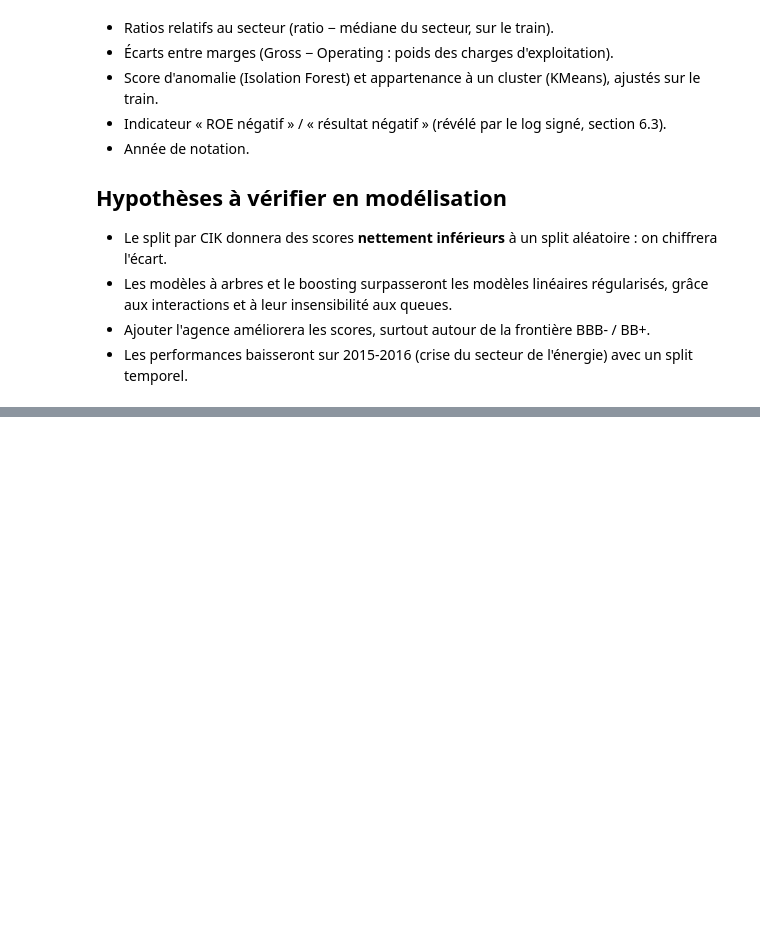
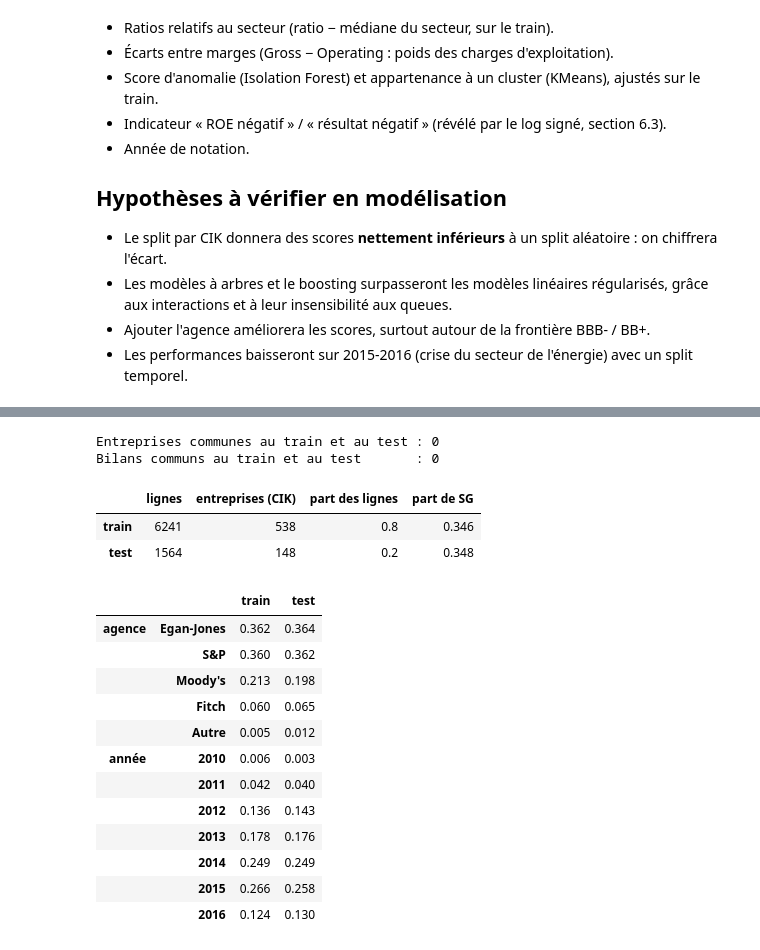
Before and after one commit to samiguessoum/hedgehogs-credit-risk-ml, a Jupyter notebook: hedgehogs_credit_risk.ipynb, the cells around one changed output, grey strips where cells are left out. Saved outputs shown, nothing was run; the diff lists cells and outputs as text; code cells hidden in the pictures; blank space fills up the shorter version.

```diff
--- a/hedgehogs_credit_risk.ipynb
+++ b/hedgehogs_credit_risk.ipynb
@@ -1354,0 +1389,11 @@ plt.tight_layout(); plt.show()
+# %%
+CAT = ["Agence", "Sector"]
+FEATURES = RATIOS + CAT
+
+X_all = df[FEATURES].copy()
+y_all = (df["Binary Rating"] == 0).astype(int).rename("SG")      # 1 = Speculative Grade (classe à détecter)
+groups_all = df["CIK"]
+
+print(f"X : {X_all.shape[0]} lignes x {X_all.shape[1]} variables ({len(RATIOS)} ratios + {len(CAT)} catégorielles)")
+print(f"Part de la classe positive (SG) : {y_all.mean():.1%}")
+print("Modalités de l'agence :", sorted(X_all["Agence"].unique()))
@@ -1354,0 +1415,47 @@ plt.tight_layout(); plt.show()
+# %%
+sgkf_test = StratifiedGroupKFold(n_splits=5, shuffle=True, random_state=SEED)
+idx_train, idx_test = next(sgkf_test.split(X_all, y_all, groups_all))
+
+X_train, X_test = X_all.iloc[idx_train], X_all.iloc[idx_test]
+y_train, y_test = y_all.iloc[idx_train], y_all.iloc[idx_test]
+g_train, g_test = groups_all.iloc[idx_train], groups_all.iloc[idx_test]
+
+# --- Vérifications
+cik_communs = set(g_train) & set(g_test)
+bilans_communs = set(df["bilan_id"].iloc[idx_train]) & set(df["bilan_id"].iloc[idx_test])
+print(f"Entreprises communes au train et au test : {len(cik_communs)}")
+print(f"Bilans communs au train et au test       : {len(bilans_communs)}")
+
+resume = pd.DataFrame({
+    "lignes": [len(idx_train), len(idx_test)],
+    "entreprises (CIK)": [g_train.nunique(), g_test.nunique()],
+    "part des lignes": [len(idx_train) / len(df), len(idx_test) / len(df)],
+    "part de SG": [y_train.mean(), y_test.mean()],
+}, index=["train", "test"])
+display(resume.round(3))
+
+# Les deux jeux ont-ils la même composition (agences, secteurs, années) ?
+comp = pd.concat({
+    "agence": pd.concat([X_train["Agence"].value_counts(normalize=True), X_test["Agence"].value_counts(normalize=True)], axis=1, keys=["train", "test"]),
+    "année": pd.concat([df["Year"].iloc[idx_train].value_counts(normalize=True), df["Year"].iloc[idx_test].value_counts(normalize=True)], axis=1, keys=["train", "test"]).sort_index(),
+})
+comp.round(3)
+# %% [output]
+Entreprises communes au train et au test : 0
+Bilans communs au train et au test       : 0
+|  | lignes | entreprises (CIK) | part des lignes | part de SG |
+| train | 6241 | 538 | 0.8 | 0.346 |
+| test | 1564 | 148 | 0.2 | 0.348 |
+|  |  | train | test |
+| agence | Egan-Jones | 0.362 | 0.364 |
+|  | S&P | 0.360 | 0.362 |
+|  | Moody's | 0.213 | 0.198 |
+|  | Fitch | 0.060 | 0.065 |
+|  | Autre | 0.005 | 0.012 |
+| année | 2010 | 0.006 | 0.003 |
+|  | 2011 | 0.042 | 0.040 |
+|  | 2012 | 0.136 | 0.143 |
+|  | 2013 | 0.178 | 0.176 |
+|  | 2014 | 0.249 | 0.249 |
+|  | 2015 | 0.266 | 0.258 |
+|  | 2016 | 0.124 | 0.130 |
```
Also changed, not shown: parts of 12 cells of this notebook, 1 other file.
